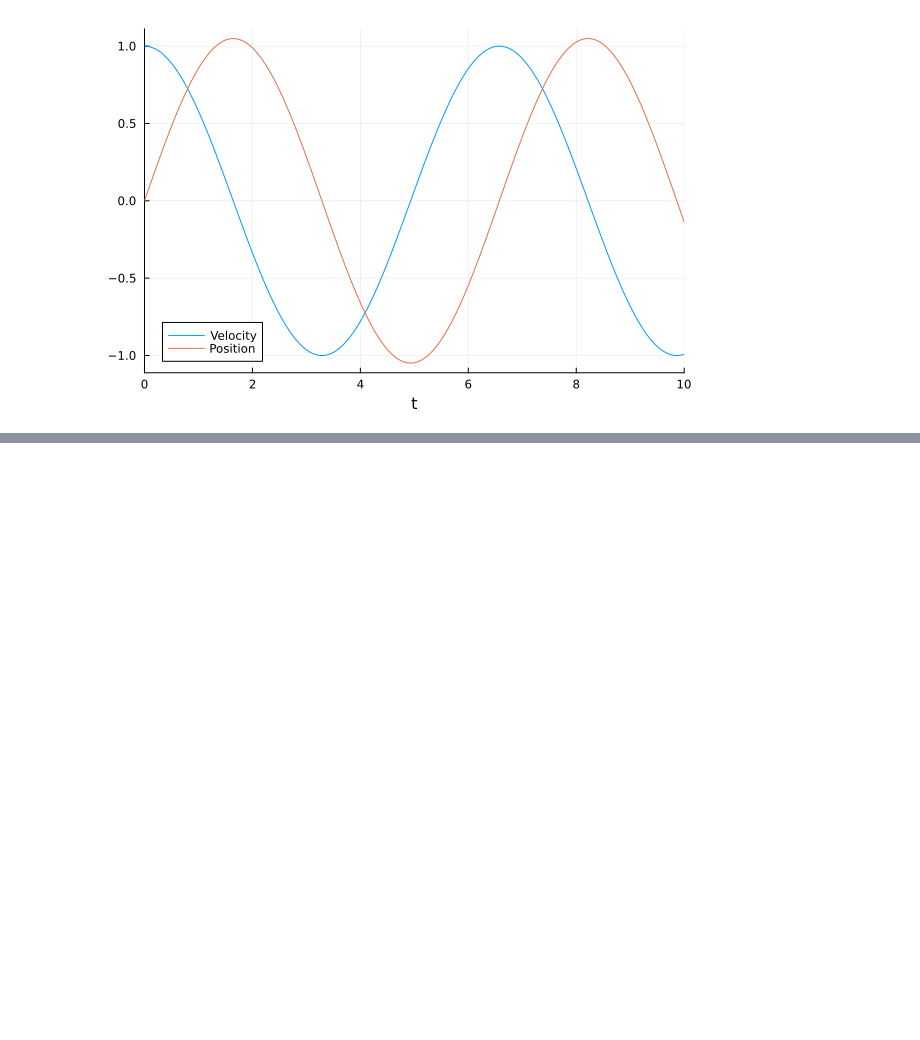
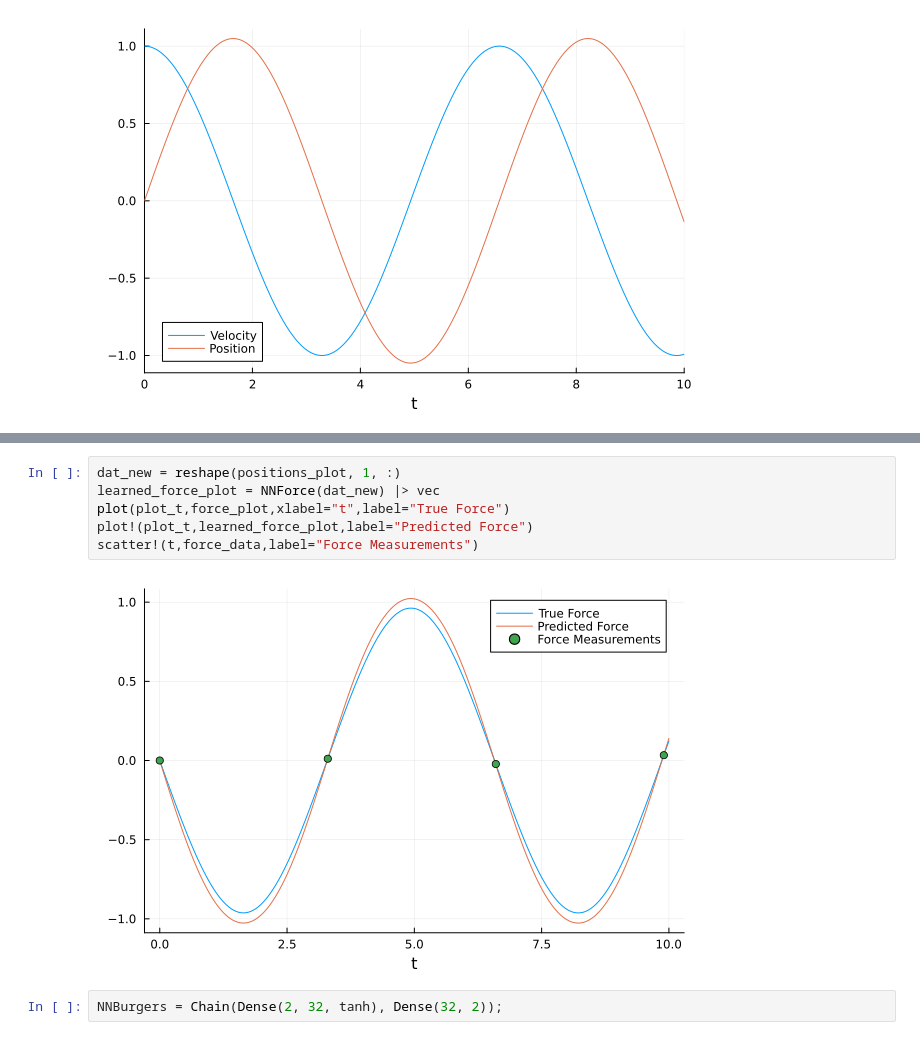
Before and after one commit to mlenes/surrogate_flow, a Jupyter notebook: flux_tests.ipynb, the cells around one changed output, grey strips where cells are left out. Saved outputs shown, nothing was run; the diff lists cells and outputs as text; blank space fills up the shorter version.

```diff
--- a/flux_tests.ipynb
+++ b/flux_tests.ipynb
@@ -82,0 +180,10 @@ scatter!(t,force_data,label="Force Measurements")
+# %%
+dat_new = reshape(positions_plot, 1, :)
+learned_force_plot = NNForce(dat_new) |> vec
+plot(plot_t,force_plot,xlabel="t",label="True Force")
+plot!(plot_t,learned_force_plot,label="Predicted Force")
+scatter!(t,force_data,label="Force Measurements")
+# %% [output]
+[figure, added]
+# %%
+NNBurgers = Chain(Dense(2, 32, tanh), Dense(32, 2));
```
Also changed, not shown: parts of 13 cells of this notebook, 2 other files.
